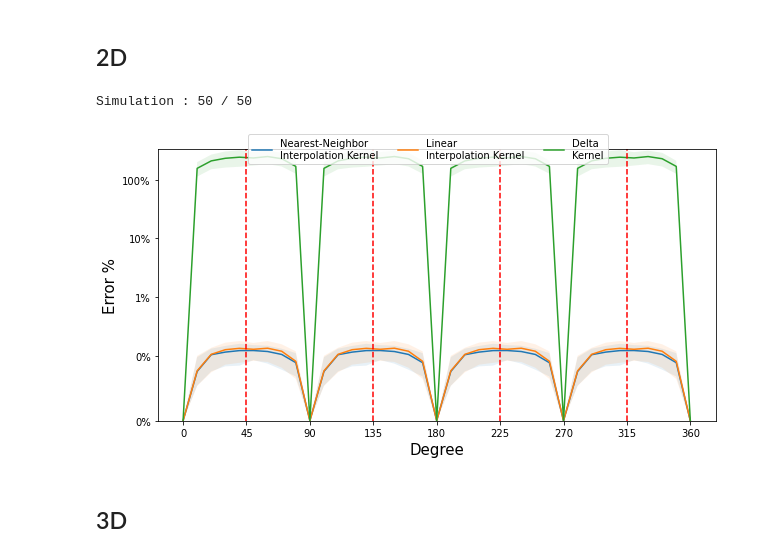
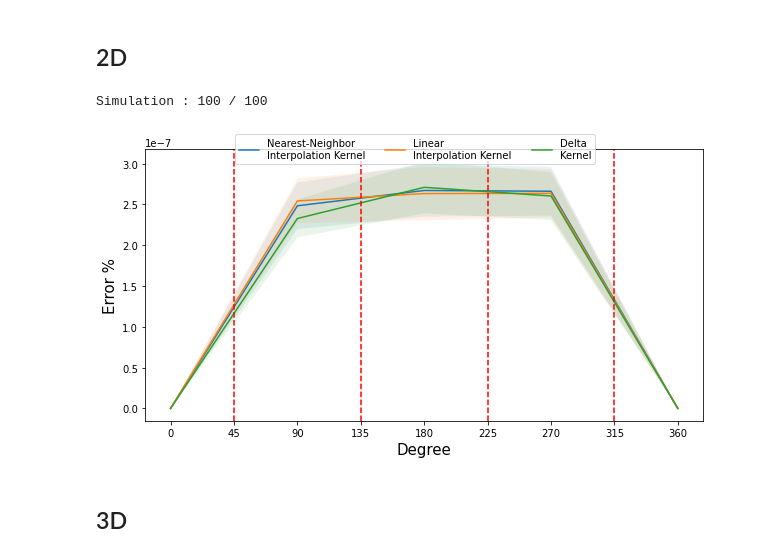
Before and after one commit to SoumyabrataKundu/Steerable, a Jupyter notebook: Plots.ipynb, the cells around one changed output. Drawn from its saved outputs; the diff is of its cells as text; code cells hidden in the pictures.

```diff
--- a/Plots.ipynb
+++ b/Plots.ipynb
@@ -95,8 +95,8 @@ class GaussianDataset(torch.utils.data.Dataset):
         return image, label
 
 device = torch.device('cuda') if torch.cuda.is_available() else torch.device('cpu')
-degrees = torch.arange(0, 361, 10)
-n_sim = 50
+degrees = torch.arange(0, 361, 90)
+n_sim = 100
 
 def check_equivariance(models, dataset, transfomation=None):
     values = torch.zeros(n_sim, len(models), len(degrees))
@@ -120,14 +120,14 @@ def check_equivariance(models, dataset, transfomation=None):
 # %%
 # Model
 class Model(torch.nn.Module):
-    def __init__(self, interpolation_type):
+    def __init__(self, n_angle,interpolation_type):
         super().__init__()
         freq_cutoff = 4
-        n_angle = 256
 
         self.network = torch.nn.Sequential(
-            snn.SE2ConvType1(1, 4, 5, freq_cutoff, n_angle=n_angle, interpolation_type=interpolation_type),
-            snn.SE2ConvType2(4, 16, 5, freq_cutoff, n_angle=n_angle, interpolation_type=interpolation_type),
+            snn.SE2ConvType1(1, 4, 5, freq_cutoff, n_angle=n_angle, padding='same', interpolation_type=interpolation_type),
+            snn.SE2BatchNorm(),
+            snn.SE2ConvType2(4, 16, 5, freq_cutoff, n_angle=n_angle, padding='same', interpolation_type=interpolation_type),
             snn.SE2NormFlatten()
         )
 
@@ -136,49 +136,49 @@ class Model(torch.nn.Module):
 
 dataset = GaussianDataset(size =(1,28,28))
 stats_2d = check_equivariance([
-    Model(interpolation_type=0).to(device),
-    Model(interpolation_type=1).to(device),
-    Model(interpolation_type=-1).to(device)
+    Model(n_angle=8, interpolation_type=0).to(device),
+    Model(n_angle=8, interpolation_type=1).to(device),
+    Model(n_angle=8, interpolation_type=-1).to(device)
     ],
     dataset, lambda x, degree:snn.rotate_image(x, degree, order=1))
 # %% [output]
-Simulation : 50 / 50
+Simulation : 100 / 100
 # %%
 from matplotlib.ticker import PercentFormatter
 
 fig, axes = plt.subplots(nrows=1, ncols=1)
 fig.set_size_inches(10,5)
 
 labels = ['Nearest-Neighbor\nInterpolation Kernel',
           'Linear\nInterpolation Kernel',
           'Delta\nKernel']
 
 for i in [0,1, -1]:
     axes.plot(degrees, stats_2d[i,:,0], label=labels[i])
     axes.fill_between(
         degrees,
         stats_2d[i,:,0] - 1.96*stats_2d[i,:,1]/sqrt(n_sim),
         stats_2d[i,:,0] + 1.96*stats_2d[i,:,1]/sqrt(n_sim),
         alpha=0.1
     )
 
 axes.set_xticks([45*i for i in range(degrees.max().item()//45 + 1)])
 for intercept in [90*i+45 for i in range(round(degrees.max().item()/90))]:
     axes.axvline(intercept, linestyle='dashed', color='red')
 
 axes.set_ylabel('Error %', size=15)
 axes.set_xlabel('Degree', size=15)
 
 # >>> key line to “show the excessive gap”
-axes.set_yscale('symlog', linthresh=0.1, linscale=1.0)    # tune linthresh as needed
-axes.yaxis.set_major_formatter(PercentFormatter(100))     # optional, if your data are percents
-axes.set_ylim(0)
+#axes.set_yscale('symlog', linthresh=0.1, linscale=1.0)    # tune linthresh as needed
+#axes.yaxis.set_major_formatter(PercentFormatter(100))     # optional, if your data are percents
+#axes.set_ylim(0)
 handles, labels = axes.get_legend_handles_labels()
 fig.legend(handles, labels, loc='upper center', bbox_to_anchor=(0.5, 0.935), ncol=3)
 
 plt.show()
 # %% [output]
-[figure, old version]
+[figure, new version]
 # %% [markdown]
 ## 3D
 # %%
```
